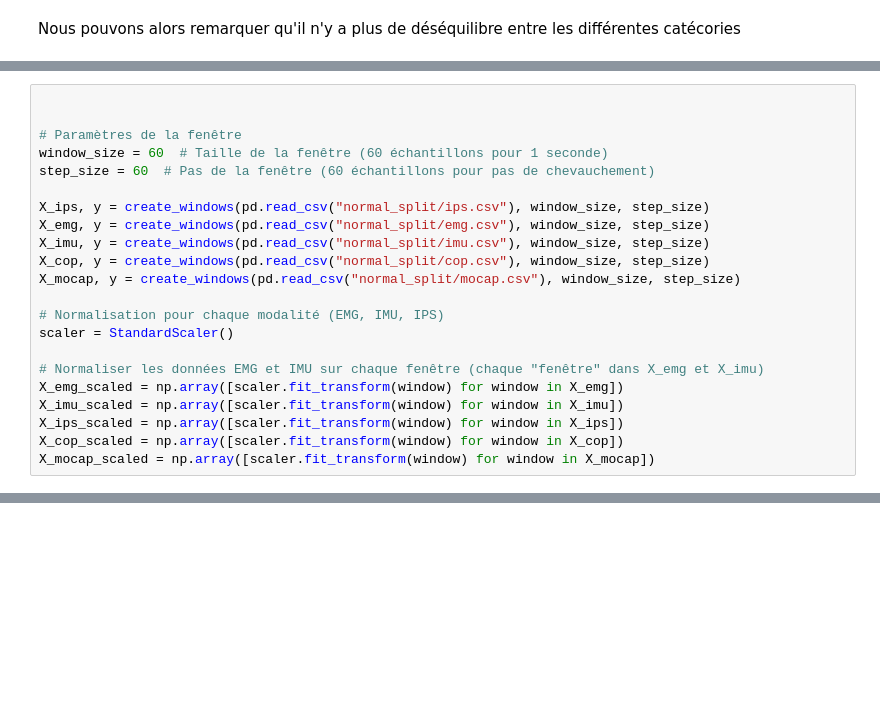
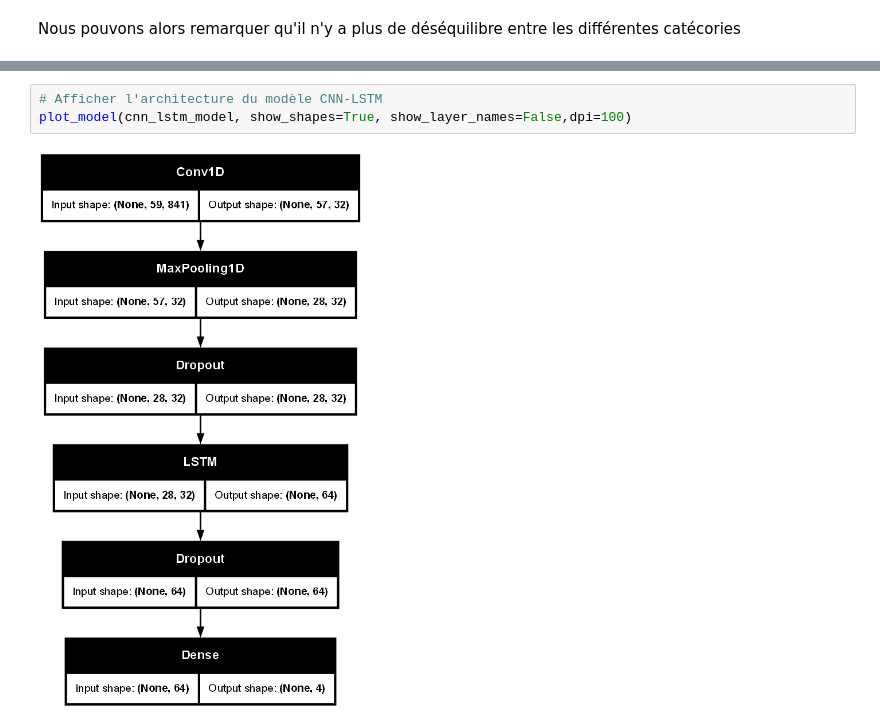
Before and after one commit to Florian-DAUVERGNE/Projet_Architectures_de_traitement_complexes, a Jupyter notebook: projet_v3.ipynb, the cells around one changed output, grey strips where cells are left out. Drawn from its saved outputs; the diff is of its cells as text; blank space fills up the shorter version.

```diff
--- a/projet_v3.ipynb
+++ b/projet_v3.ipynb
@@ -1009,22 +1009,0 @@ print(f"Score du modèle CNN-LSTM : {score_cnn_lstm_normal}")
-# %%
-
-
-# Paramètres de la fenêtre
-window_size = 60  # Taille de la fenêtre (60 échantillons pour 1 seconde)
-step_size = 60  # Pas de la fenêtre (60 échantillons pour pas de chevauchement)
-
-X_ips, y = create_windows(pd.read_csv("normal_split/ips.csv"), window_size, step_size)
-X_emg, y = create_windows(pd.read_csv("normal_split/emg.csv"), window_size, step_size)
-X_imu, y = create_windows(pd.read_csv("normal_split/imu.csv"), window_size, step_size)
-X_cop, y = create_windows(pd.read_csv("normal_split/cop.csv"), window_size, step_size)
-X_mocap, y = create_windows(pd.read_csv("normal_split/mocap.csv"), window_size, step_size)
-
-# Normalisation pour chaque modalité (EMG, IMU, IPS)
-scaler = StandardScaler()
-
-# Normaliser les données EMG et IMU sur chaque fenêtre (chaque "fenêtre" dans X_emg et X_imu)
-X_emg_scaled = np.array([scaler.fit_transform(window) for window in X_emg])
-X_imu_scaled = np.array([scaler.fit_transform(window) for window in X_imu])
-X_ips_scaled = np.array([scaler.fit_transform(window) for window in X_ips])
-X_cop_scaled = np.array([scaler.fit_transform(window) for window in X_cop])
-X_mocap_scaled = np.array([scaler.fit_transform(window) for window in X_mocap])
@@ -1609,0 +1328,5 @@ Cette étude démontre l'intérêt d'une approche multimodale pour la classifica
+# %%
+# Afficher l'architecture du modèle CNN-LSTM
+plot_model(cnn_lstm_model, show_shapes=True, show_layer_names=False,dpi=100)
+# %% [output]
+[figure, added]
```
Also changed, not shown: parts of 108 cells of this notebook.
